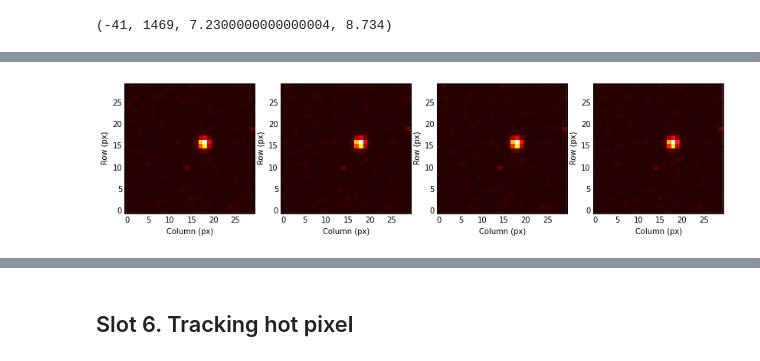
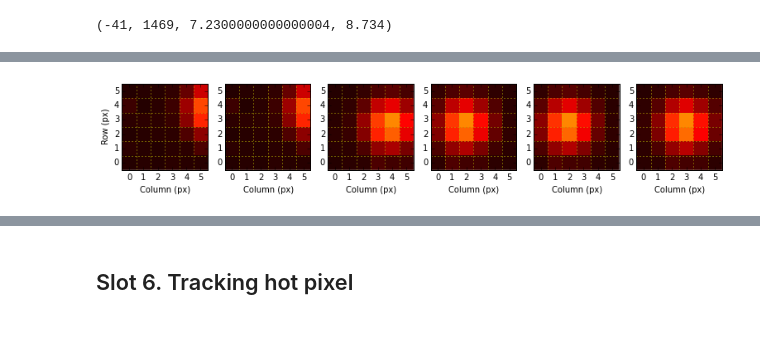
Before and after one commit to malgosias/simulate_guide, a Jupyter notebook: aca_simulate_obsid_18983.ipynb, the cells around one changed output, grey strips where cells are left out. Cells and saved outputs as stored; diff of their text form; code cells hidden in the pictures; blank space fills up the shorter version.

Commit message:
Implemented dyaw, dpitch as starting point for all computations

```diff
--- a/aca_simulate_obsid_18983.ipynb
+++ b/aca_simulate_obsid_18983.ipynb
@@ -122,5 +185,8 @@ yag, zag, mag, maxmag
 obc = ObcAca(d.start, d.stop, slot=slot)
 # %%
 reload(sim)
-kwargs = {'nframes': 2000, 'radius': 40., 'imgsize': 6, 'dither': dither, 'dark': None}
-guide = sim.simulate_guide(quat, yag, zag, mag, **kwargs)
+dither['dither_y_phase'] = 0.45
+dither['dither_z_phase'] = 0.05
+kwargs = {'nframes': 2000, 'radius': 40., 'imgsize': 6, 'dither': dither, 'dark': '2017:092'}
+guide = sim.simulate_guide(quat, yag, zag, maxmag=maxmag, **kwargs)
+#guide = sim.simulate_guide(quat, obc.yags.vals[0], obc.zags.vals[0], maxmag=maxmag, **kwargs)
@@ -180,6 +199,6 @@ plt.ylim(mag - 0.2, mag + 0.2);
 # %%
-plt.figure(figsize=(14, 5))
-start = 0
-plot_set(guide['stars'], start=start, vmin=-300, vmax=7000)
+plt.figure(figsize=(13, 5))
+start, num = 0, 6
+plot_set(guide['imgraws'], start=start, num=num, vmin=-300, vmax=7000, grid6x6=True)
 # %% [output]
-[figure, old version]
+[figure, new version]
```
Also changed, not shown: parts of 17 cells of this notebook, 2 other files.
